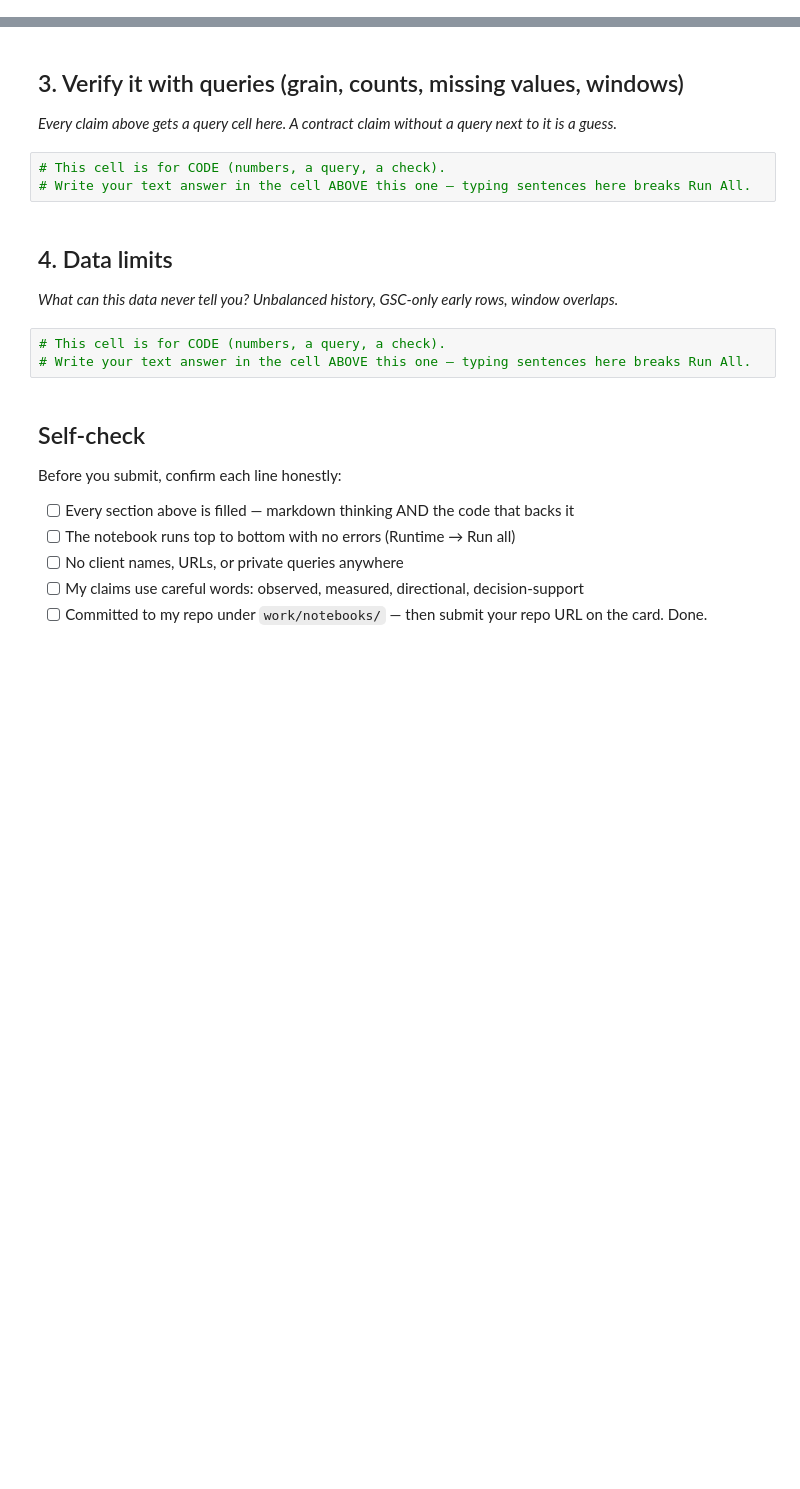
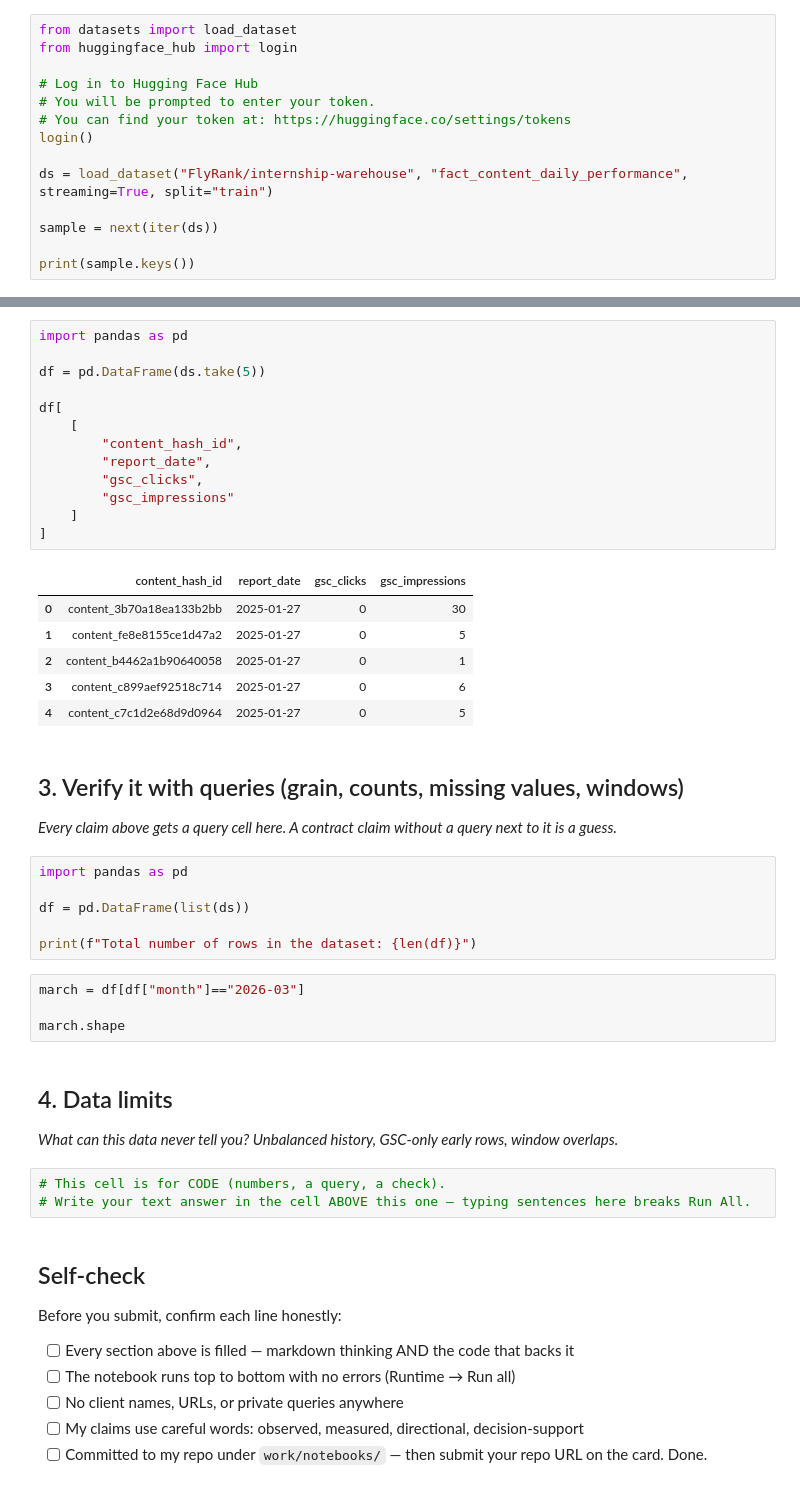
Before and after one commit to Kaushgowda/flyrank-ml-internship, a Jupyter notebook: work/notebooks/w03_data_contract.ipynb, the cells around one changed output, grey strips where cells are left out. Cells and saved outputs as stored; diff of their text form; blank space fills up the shorter version.

```diff
--- a/work/notebooks/w03_data_contract.ipynb
+++ b/work/notebooks/w03_data_contract.ipynb
@@ -22,0 +11,14 @@ This skeleton is yours to fill. Work the sections **in order** — each one has
+# %%
+from datasets import load_dataset
+from huggingface_hub import login
+
+# Log in to Hugging Face Hub
+# You will be prompted to enter your token.
+# You can find your token at: https://huggingface.co/settings/tokens
+login()
+
+ds = load_dataset("FlyRank/internship-warehouse", "fact_content_daily_performance", streaming=True, split="train")
+
+sample = next(iter(ds))
+
+print(sample.keys())
@@ -23,10 +68,37 @@ This skeleton is yours to fill. Work the sections **in order** — each one has
+# %%
+import pandas as pd
+
+df = pd.DataFrame(ds.take(5))
+
+df[
+    [
+        "content_hash_id",
+        "report_date",
+        "gsc_clicks",
+        "gsc_impressions"
+    ]
+]
+# %% [output]
+|  | content_hash_id | report_date | gsc_clicks | gsc_impressions |
+| 0 | content_3b70a18ea133b2bb | 2025-01-27 | 0 | 30 |
+| 1 | content_fe8e8155ce1d47a2 | 2025-01-27 | 0 | 5 |
+| 2 | content_b4462a1b90640058 | 2025-01-27 | 0 | 1 |
+| 3 | content_c899aef92518c714 | 2025-01-27 | 0 | 6 |
+| 4 | content_c7c1d2e68d9d0964 | 2025-01-27 | 0 | 5 |
 # %% [markdown]
 ## 3. Verify it with queries (grain, counts, missing values, windows)
 
 *Every claim above gets a query cell here. A contract claim without a query next to it is a guess.*
-# %%
-# This cell is for CODE (numbers, a query, a check).
-# Write your text answer in the cell ABOVE this one — typing sentences here breaks Run All.
+# %%
+import pandas as pd
+
+df = pd.DataFrame(list(ds))
+
+print(f"Total number of rows in the dataset: {len(df)}")
+# %%
+march = df[df["month"]=="2026-03"]
+
+march.shape
 # %% [markdown]
 ## 4. Data limits
 
```
Also changed, not shown: parts of 9 cells of this notebook.
